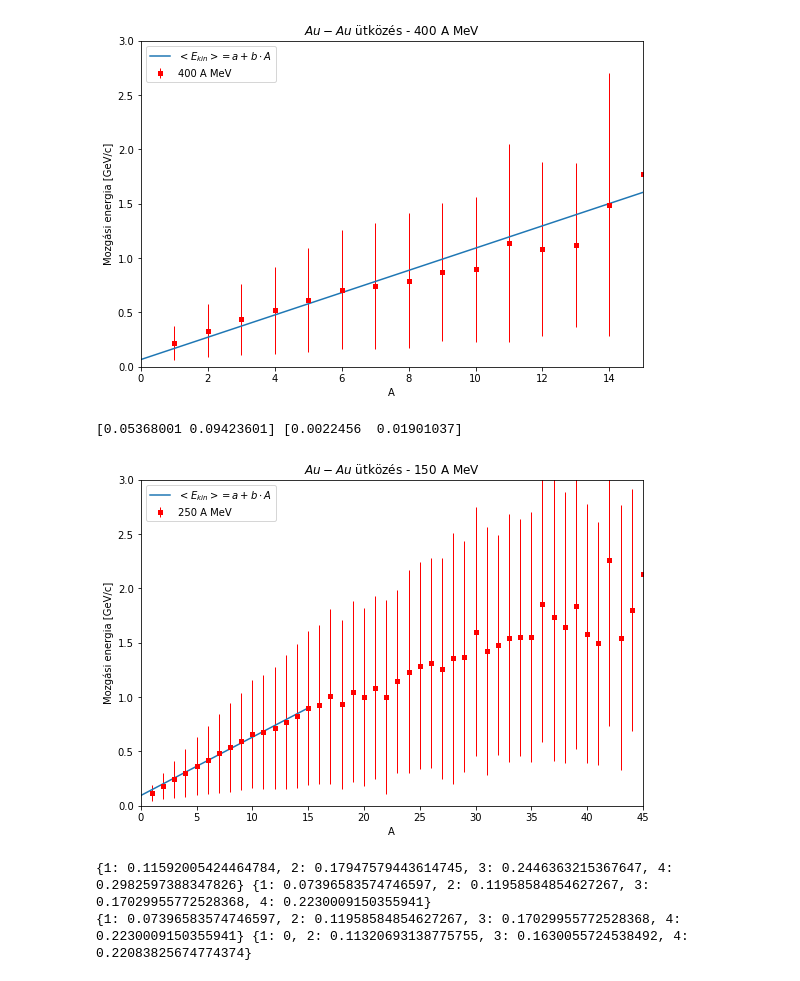
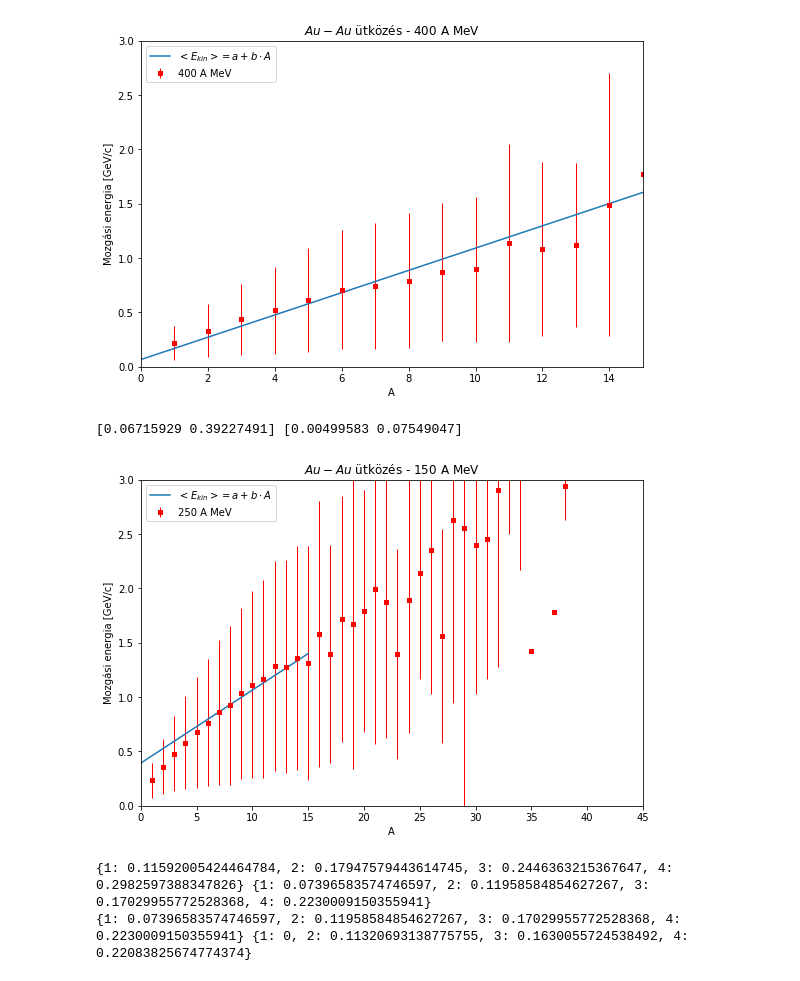
Before and after one commit to qbeer/szakdoli, a Jupyter notebook: BFS/visualize.ipynb, the cells around one changed output. Cells and saved outputs as stored; diff of their text form; code cells hidden in the pictures.

```diff
--- a/BFS/visualize.ipynb
+++ b/BFS/visualize.ipynb
@@ -288,7 +288,7 @@ print(popt, perr)
 [figure]
 # %%
 
-chargeAndAngleAndEnergy = np.asarray(df3[['Z', 'polar angle','       E','A']])
+chargeAndAngleAndEnergy = np.asarray(df2[['Z', 'polar angle','       E','A']])
 
 chargeAndAngleAndEnergy = np.asarray(
     list(filter(lambda x: x[1] < 180. and x[1] > 0., chargeAndAngleAndEnergy)))
@@ -310,33 +310,33 @@ for elem in massEnergy:
         MeanEnergy[elem] = mean
         DevEnergy[elem] = dev
     else:
         ZoneMeanEnergy[elem] = mean
         ZoneDevEnergy[elem] = 0
 
 def egyenes(x, m, b):
     return m*x + b
 
 popt, pcov = curve_fit(egyenes, list(massEnergy.keys())[4:10], list(MeanEnergy.values())[4:10],
                       p0 = [0.1666, 0.1])
 perr = sqrt(diag(pcov))
 
 plt.errorbar(list(massEnergy.keys()),
             list(MeanEnergy.values()),
             list(DevEnergy.values()),
             marker='s', mfc='red',
          mec='red', ms=3, mew=2, lw=1, linestyle='None', ecolor='red')
 plt.plot(np.linspace(0,15, 100), egyenes(np.linspace(0,15,100), *popt))
 xlabel('A')
 ylabel('Mozgási energia [GeV/c]')
 plt.legend(('$<E_{kin}> = a + b\cdot A$','250 A MeV'),
            loc='upper left')
 xlim(0,45)
 ylim(0,3)
 title('$Au-Au$ ütközés - 150 A MeV')
 savefig('./150AMeV0.06mom2000adat.png')
 
 print(popt, perr)
 # %% [output]
-[0.05368001 0.09423601] [0.0022456  0.01901037]
+[0.06715929 0.39227491] [0.00499583 0.07549047]
-[figure, old version]
+[figure, new version]
 # %%
```
Also changed, not shown: parts of 5 cells of this notebook, 17 other files.
